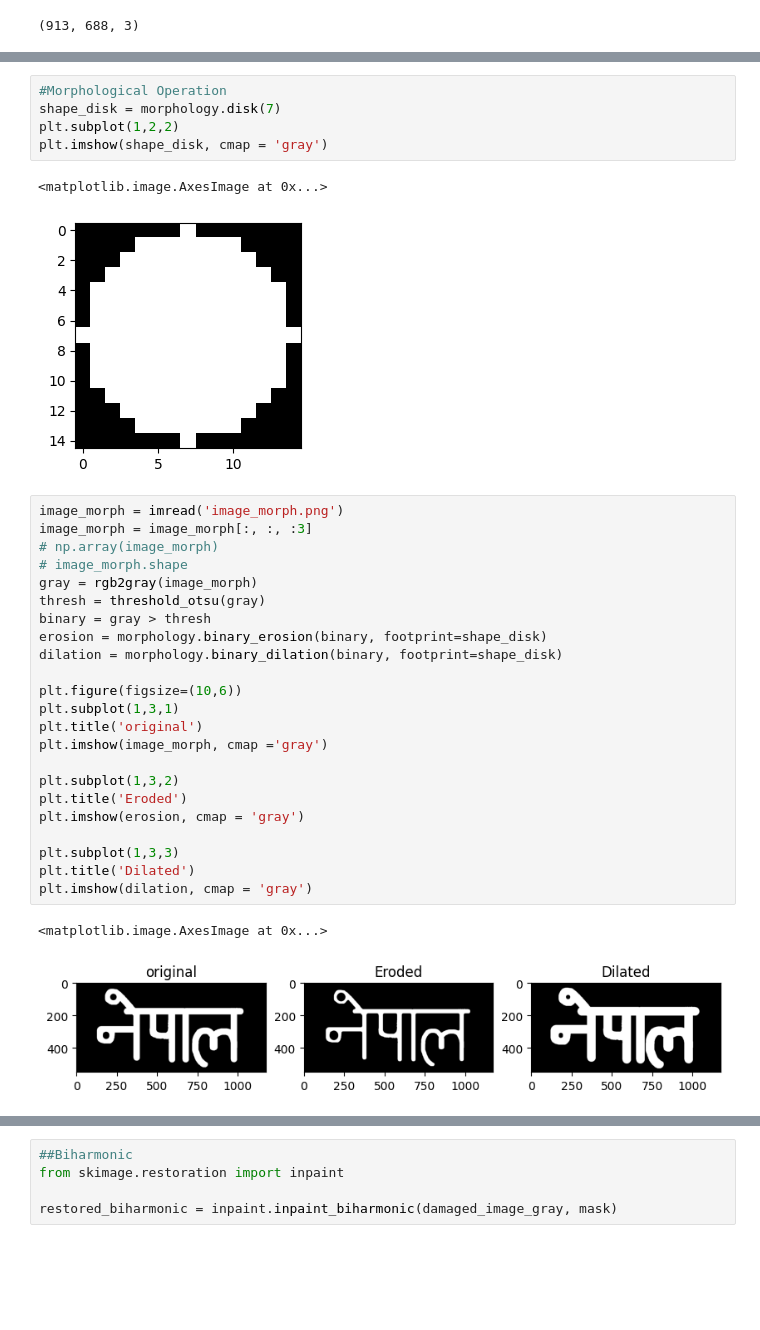
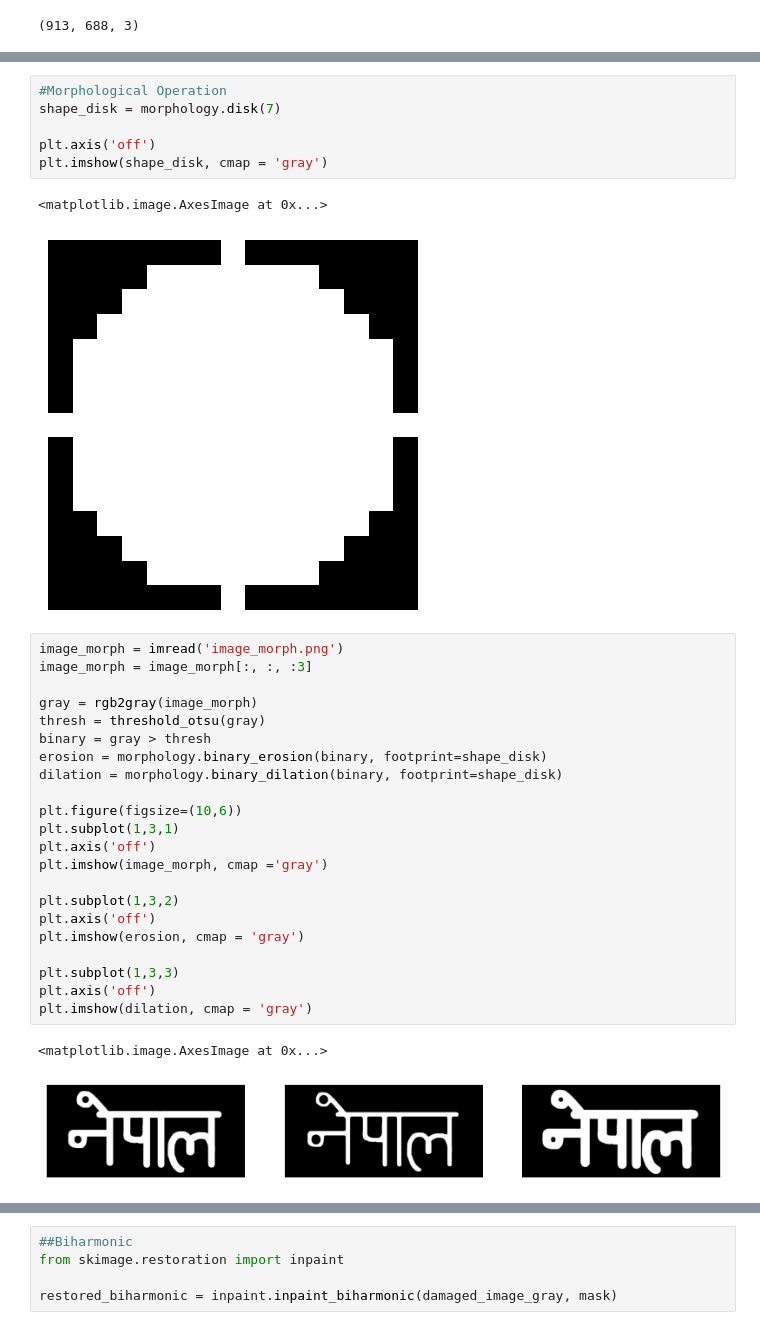
Before and after one commit to Abhijeet-KC/Image_Processing, a Jupyter notebook: Augmentation, Morphology and Restoration/Code.ipynb, the cells around one changed output, grey strips where cells are left out. Saved outputs shown, nothing was run; the diff lists cells and outputs as text; blank space fills up the shorter version.

```diff
--- a/Augmentation, Morphology and Restoration/Code.ipynb
+++ b/Augmentation, Morphology and Restoration/Code.ipynb
@@ -230,37 +234,37 @@ plt.show()
 # %%
 #Morphological Operation
 shape_disk = morphology.disk(7)
-plt.subplot(1,2,2)
+
+plt.axis('off')
 plt.imshow(shape_disk, cmap = 'gray')
 # %% [output]
 <matplotlib.image.AxesImage at 0x...>
-[figure, old version]
+[figure, new version]
 # %%
 image_morph = imread('image_morph.png')
 image_morph = image_morph[:, :, :3]
-# np.array(image_morph)
-# image_morph.shape
+
 gray = rgb2gray(image_morph)
 thresh = threshold_otsu(gray)
 binary = gray > thresh
 erosion = morphology.binary_erosion(binary, footprint=shape_disk)
 dilation = morphology.binary_dilation(binary, footprint=shape_disk)
 
 plt.figure(figsize=(10,6))
 plt.subplot(1,3,1)
-plt.title('original')
+plt.axis('off')
 plt.imshow(image_morph, cmap ='gray')
 
 plt.subplot(1,3,2)
-plt.title('Eroded')
+plt.axis('off')
 plt.imshow(erosion, cmap = 'gray')
 
 plt.subplot(1,3,3)
-plt.title('Dilated')
+plt.axis('off')
 plt.imshow(dilation, cmap = 'gray')
 # %% [output]
 <matplotlib.image.AxesImage at 0x...>
-[figure, old version]
+[figure, new version]
 # %%
 #Image Restoration
 ##Masking First
```
Also changed, not shown: parts of 14 cells of this notebook.
